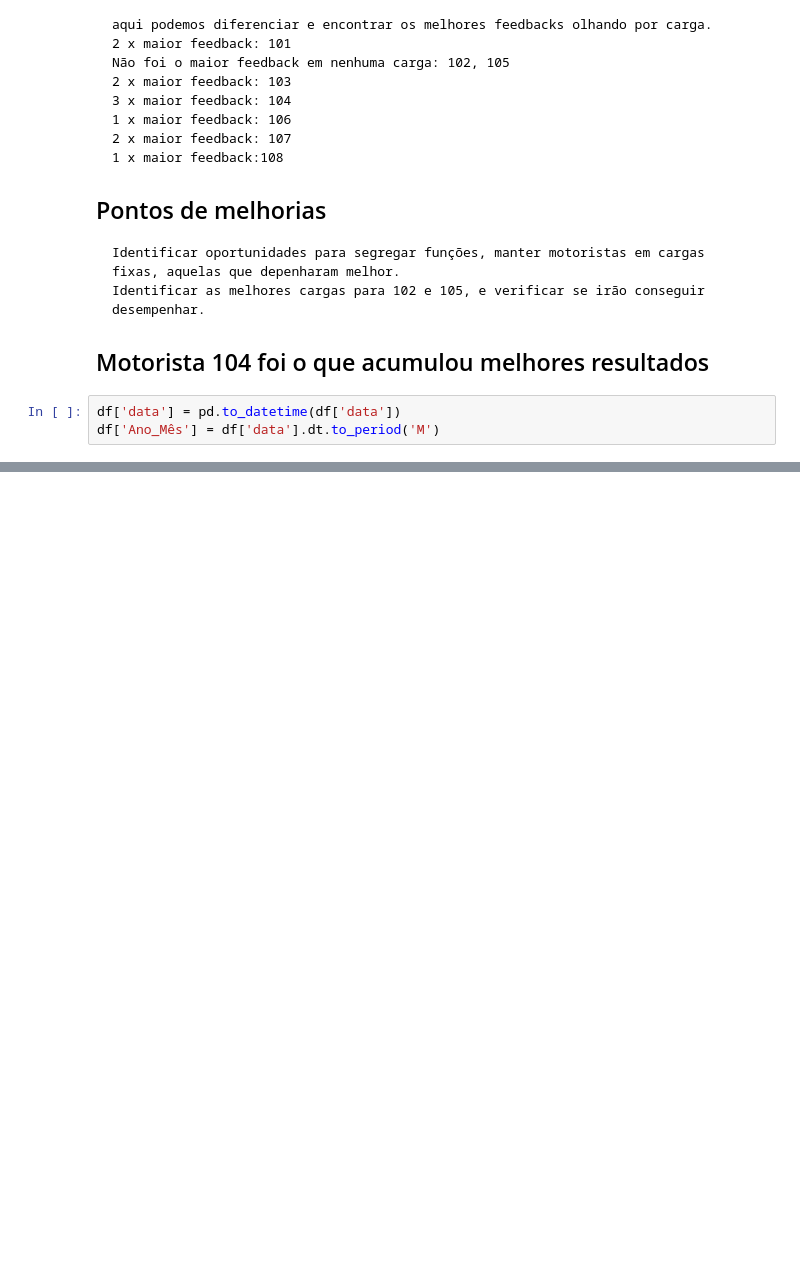
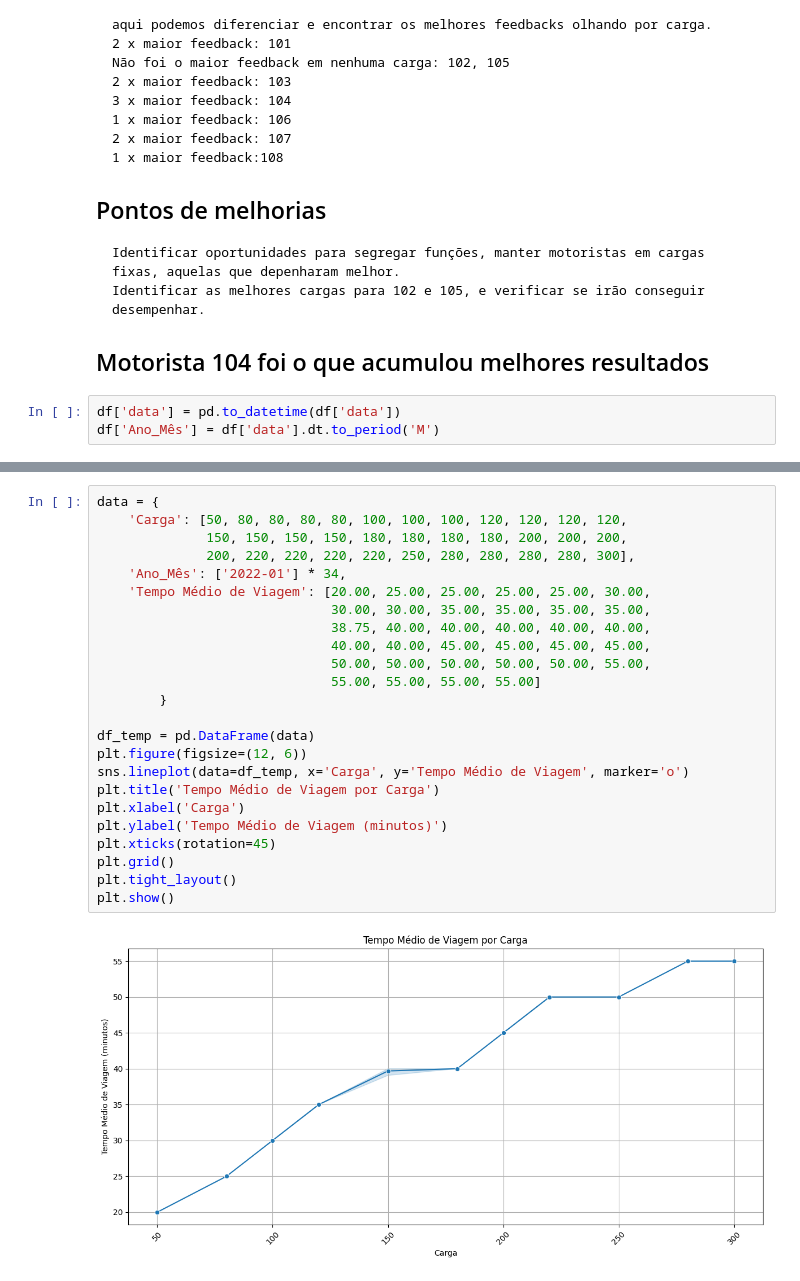
Before and after one commit to PedroSimbera/Data_Analytics_Logistics, a Jupyter notebook: project.ipynb, the cells around one changed output, grey strips where cells are left out. Drawn from its saved outputs; the diff is of its cells as text; blank space fills up the shorter version.

```diff
--- a/project.ipynb
+++ b/project.ipynb
@@ -747 +766,27 @@ tendencias_carga
+# %%
+data = {
+    'Carga': [50, 80, 80, 80, 80, 100, 100, 100, 120, 120, 120, 120,
+              150, 150, 150, 150, 180, 180, 180, 180, 200, 200, 200,
+              200, 220, 220, 220, 220, 250, 280, 280, 280, 280, 300],
+    'Ano_Mês': ['2022-01'] * 34,
+    'Tempo Médio de Viagem': [20.00, 25.00, 25.00, 25.00, 25.00, 30.00,
+                              30.00, 30.00, 35.00, 35.00, 35.00, 35.00,
+                              38.75, 40.00, 40.00, 40.00, 40.00, 40.00,
+                              40.00, 40.00, 45.00, 45.00, 45.00, 45.00,
+                              50.00, 50.00, 50.00, 50.00, 50.00, 55.00,
+                              55.00, 55.00, 55.00, 55.00]
+        }
+
+df_temp = pd.DataFrame(data)
+plt.figure(figsize=(12, 6))
+sns.lineplot(data=df_temp, x='Carga', y='Tempo Médio de Viagem', marker='o')
+plt.title('Tempo Médio de Viagem por Carga')
+plt.xlabel('Carga')
+plt.ylabel('Tempo Médio de Viagem (minutos)')
+plt.xticks(rotation=45)
+plt.grid()
+plt.tight_layout()
+plt.show()
+# %% [output]
+[figure, added]
 # %%
```
Also changed, not shown: parts of 11 cells of this notebook.
